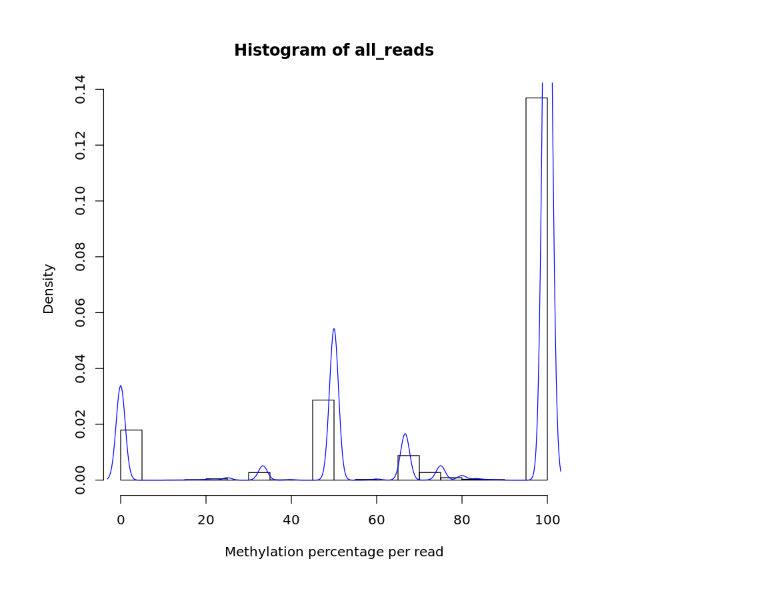
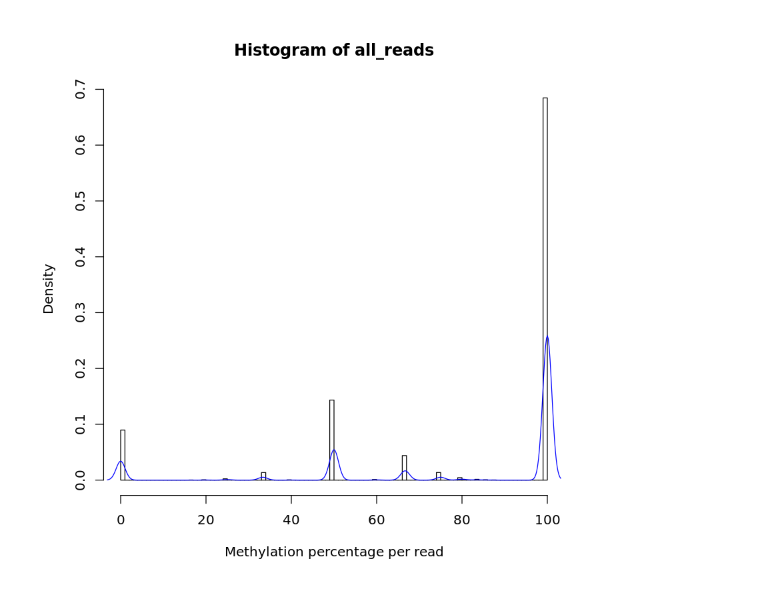
Before and after one commit to W1ndfan/Group_ClubCpG, a Jupyter notebook: distribution of read-level meth.ipynb, the cells around one changed output. Saved outputs shown, nothing was run; the diff lists cells and outputs as text; code cells hidden in the pictures.

```diff
--- a/distribution of read-level meth.ipynb
+++ b/distribution of read-level meth.ipynb
@@ -12,11 +12,11 @@ head(data)
 # %%
 meth <- as.numeric(as.character(data$methylation))
 count <- as.numeric(as.character(data$read_number))
 
 all_reads <- rep(meth, times = count)
 
-hist(all_reads, prob = TRUE, xlab = "Methylation percentage per read")
+hist(all_reads, prob = TRUE, xlab = "Methylation percentage per read", breaks = seq(0, 100, 1))
 
 lines(density(all_reads), col = "blue")
 # %% [output]
-[figure, old version]
+[figure, new version]
```
Also changed, not shown: 2 other files.
